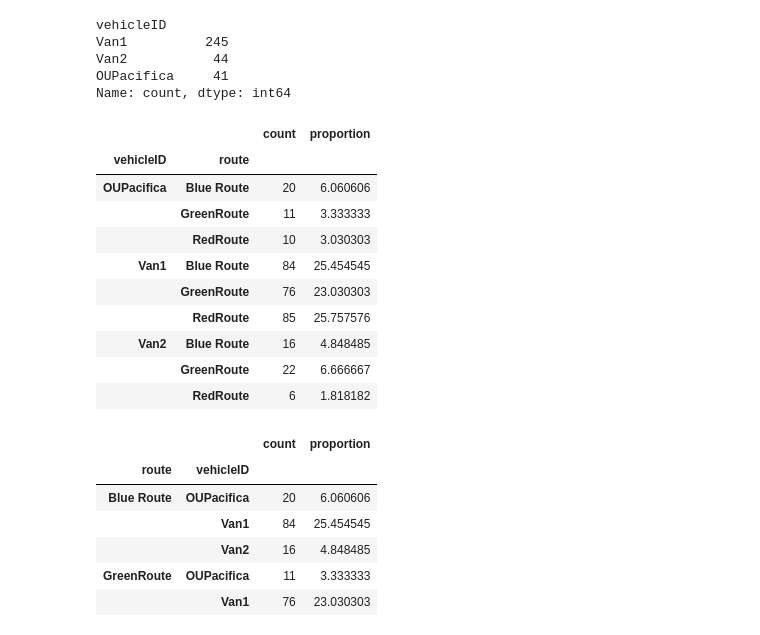
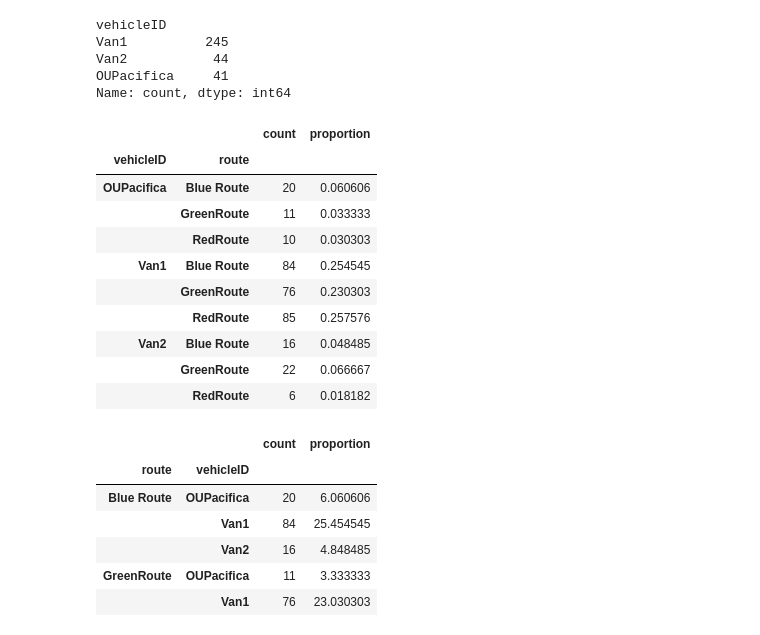
Before and after one commit to vHepp/TDMprivate, a Jupyter notebook: code/testing_ads_index.ipynb, the cells around one changed output. Drawn from its saved outputs; the diff is of its cells as text; code cells hidden in the pictures.

```diff
--- a/code/testing_ads_index.ipynb
+++ b/code/testing_ads_index.ipynb
@@ -75,22 +77,22 @@ OUPacifica     41
 Name: count, dtype: int64
 # %%
 d = pd.DataFrame(ads_index[["vehicleID", "route"]].value_counts(sort=False))
-d['proportion'] = ads_index[["vehicleID", "route"]].value_counts(sort=False, normalize=True) * 100
+d['proportion'] = ads_index[["vehicleID", "route"]].value_counts(sort=False, normalize=True)
 
 
 d
 # %% [output]
 |  |  | count | proportion |
 | vehicleID | route |  |  |
-| OUPacifica | Blue Route | 20 | 6.060606 |
-|  | GreenRoute | 11 | 3.333333 |
-|  | RedRoute | 10 | 3.030303 |
-| Van1 | Blue Route | 84 | 25.454545 |
-|  | GreenRoute | 76 | 23.030303 |
-|  | RedRoute | 85 | 25.757576 |
-| Van2 | Blue Route | 16 | 4.848485 |
-|  | GreenRoute | 22 | 6.666667 |
-|  | RedRoute | 6 | 1.818182 |
+| OUPacifica | Blue Route | 20 | 0.060606 |
+|  | GreenRoute | 11 | 0.033333 |
+|  | RedRoute | 10 | 0.030303 |
+| Van1 | Blue Route | 84 | 0.254545 |
+|  | GreenRoute | 76 | 0.230303 |
+|  | RedRoute | 85 | 0.257576 |
+| Van2 | Blue Route | 16 | 0.048485 |
+|  | GreenRoute | 22 | 0.066667 |
+|  | RedRoute | 6 | 0.018182 |
 # %%
 e = pd.DataFrame(ads_index[["route", "vehicleID"]].value_counts(sort=False))
 
```
Also changed, not shown: parts of 11 cells of this notebook, 2 other files.
